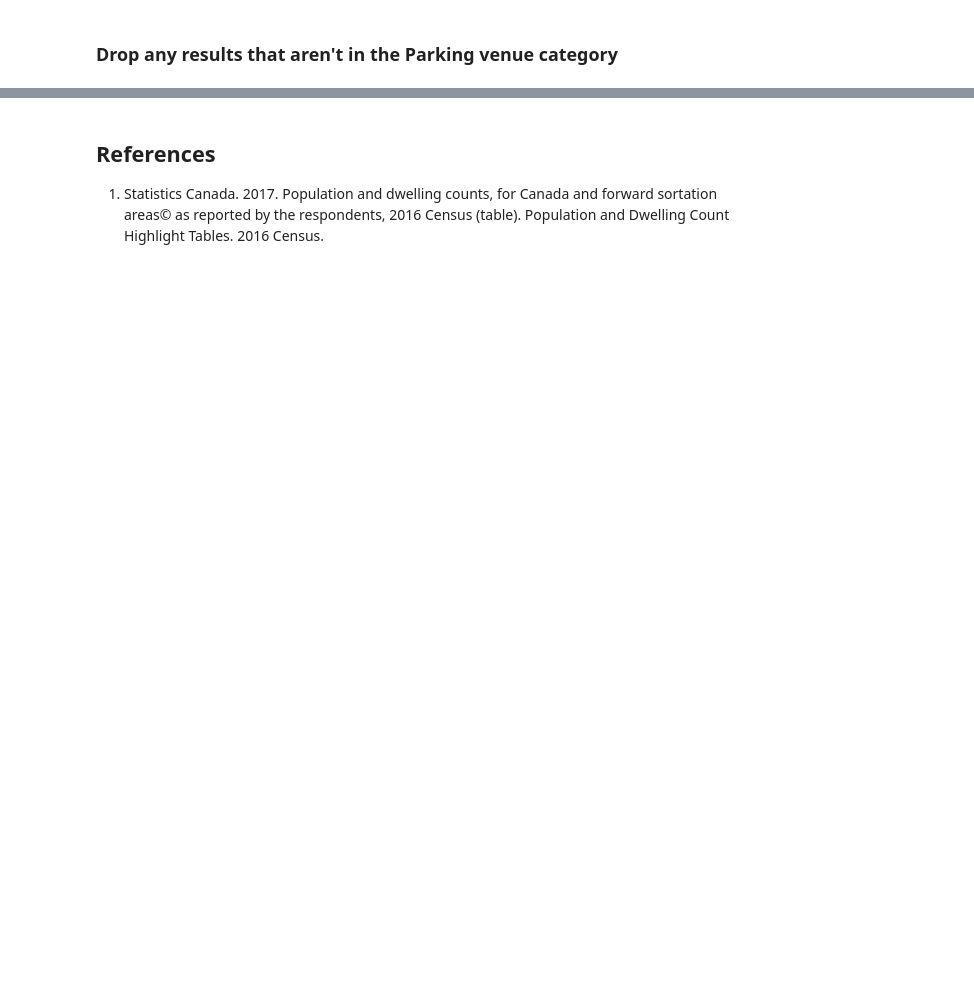
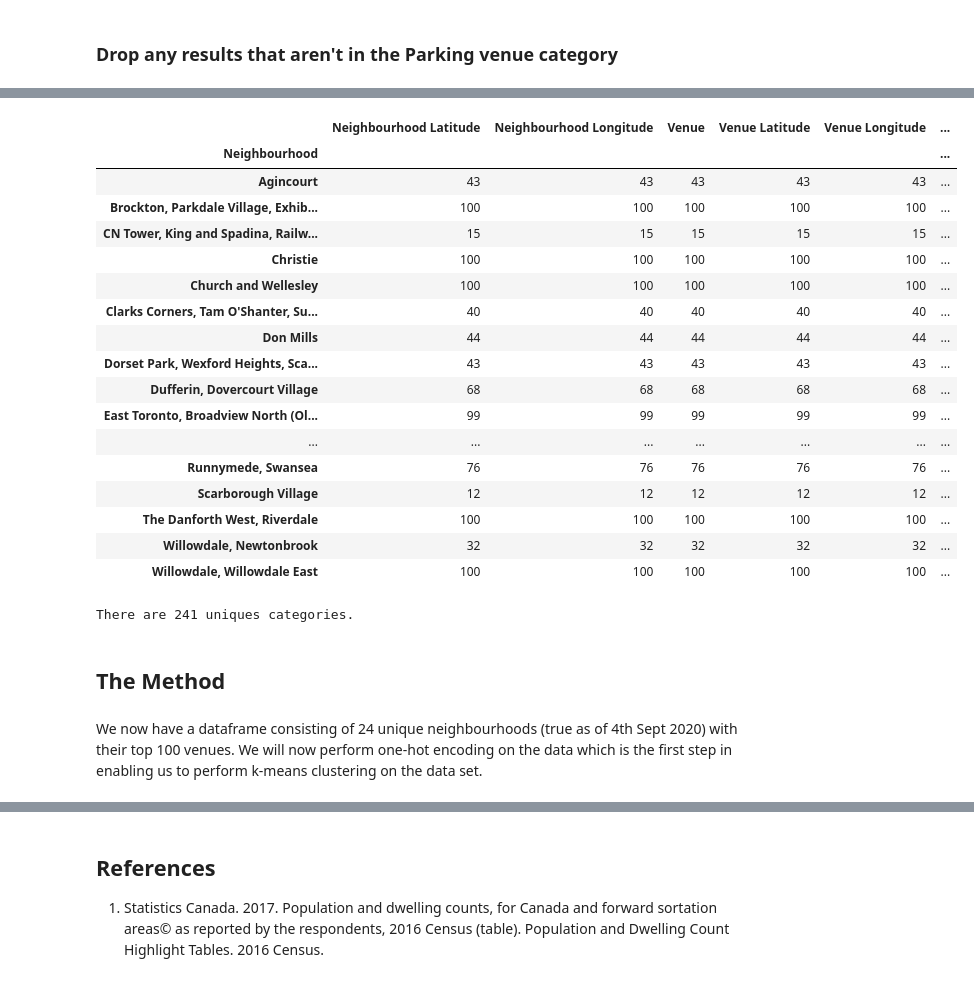
Before and after one commit to slarge1/Coursera_Capstone, a Jupyter notebook: coursera_capstone_final_project.ipynb, the cells around one changed output, grey strips where cells are left out. Cells and saved outputs as stored; diff of their text form; code cells hidden in the pictures; blank space fills up the shorter version.

```diff
--- a/coursera_capstone_final_project.ipynb
+++ b/coursera_capstone_final_project.ipynb
@@ -265,0 +306,29 @@ There are 54 neighbourhoods with access to at least one parking lot.
+# %%
+toronto_venues.groupby('Neighbourhood').count()
+# %% [output]
+|  | Neighbourhood Latitude | Neighbourhood Longitude | Venue | Venue Latitude | Venue Longitude | ... |
+| Neighbourhood |  |  |  |  |  | ... |
+| Agincourt | 43 | 43 | 43 | 43 | 43 | ... |
+| Brockton, Parkdale Village, Exhib... | 100 | 100 | 100 | 100 | 100 | ... |
+| CN Tower, King and Spadina, Railw... | 15 | 15 | 15 | 15 | 15 | ... |
+| Christie | 100 | 100 | 100 | 100 | 100 | ... |
+| Church and Wellesley | 100 | 100 | 100 | 100 | 100 | ... |
+| Clarks Corners, Tam O'Shanter, Su... | 40 | 40 | 40 | 40 | 40 | ... |
+| Don Mills | 44 | 44 | 44 | 44 | 44 | ... |
+| Dorset Park, Wexford Heights, Sca... | 43 | 43 | 43 | 43 | 43 | ... |
+| Dufferin, Dovercourt Village | 68 | 68 | 68 | 68 | 68 | ... |
+| East Toronto, Broadview North (Ol... | 99 | 99 | 99 | 99 | 99 | ... |
+| ... | ... | ... | ... | ... | ... | ... |
+| Runnymede, Swansea | 76 | 76 | 76 | 76 | 76 | ... |
+| Scarborough Village | 12 | 12 | 12 | 12 | 12 | ... |
+| The Danforth West, Riverdale | 100 | 100 | 100 | 100 | 100 | ... |
+| Willowdale, Newtonbrook | 32 | 32 | 32 | 32 | 32 | ... |
+| Willowdale, Willowdale East | 100 | 100 | 100 | 100 | 100 | ... |
+# %%
+print('There are {} uniques categories.'.format(len(toronto_venues['Venue Category'].unique())))
+# %% [output]
+There are 241 uniques categories.
+# %% [markdown]
+<h2>The Method</h2>
+# %% [markdown]
+We now have a dataframe consisting of 24 unique neighbourhoods (true as of 4th Sept 2020) with their top 100 venues. We will now perform one-hot encoding on the data which is the first step in enabling us to perform k-means clustering on the data set.
```
Also changed, not shown: parts of 43 cells of this notebook, 2 other files.
